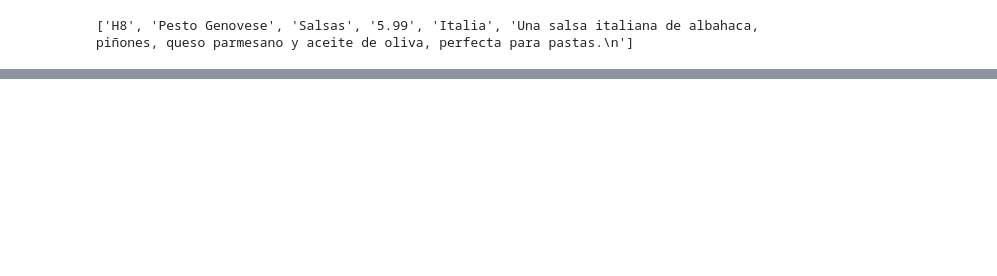
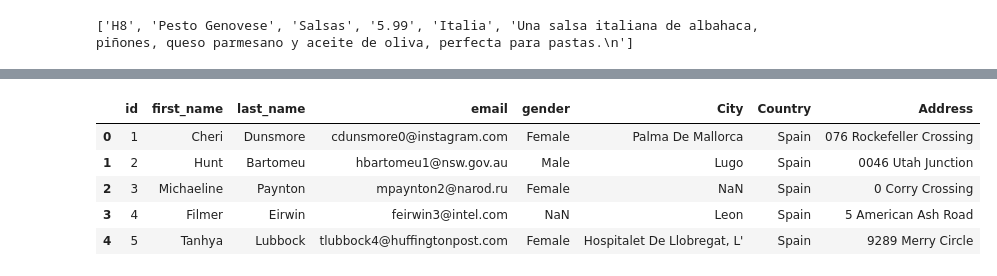
Before and after one commit to patriciamromero/promoG-modulo3-sprint2-pairprogramming-Alejandra-Mar-a-Patricia, a Jupyter notebook: ETL_1.ipynb, the cells around one changed output, grey strips where cells are left out. Drawn from its saved outputs; the diff is of its cells as text; code cells hidden in the pictures; blank space fills up the shorter version.

```diff
--- a/ETL_1.ipynb
+++ b/ETL_1.ipynb
@@ -98,4 +96,6 @@ items = pd.read_csv("files/productos.csv", index_col = 0, error_bad_lines=False,
 # %%
 def apertura_fichero(ruta):
-    csv = pd.read_csv(ruta)
-    return csv.reset_index(inplace = True)
+    csv_apertura= pd.read_csv(ruta, index_col=0)
+    csv_apertura.reset_index(inplace = True)
+    display(csv_apertura.head())
+    return csv_apertura
@@ -102,2 +123,9 @@ def apertura_fichero(ruta):
 # %%
-apertura_fichero("files/clientes.csv")
+customers = apertura_fichero("files/clientes.csv")
+# %% [output]
+|  | id | first_name | last_name | email | gender | City | Country | Address |
+| 0 | 1 | Cheri | Dunsmore | cdunsmore0@instagram.com | Female | Palma De Mallorca | Spain | 076 Rockefeller Crossing |
+| 1 | 2 | Hunt | Bartomeu | hbartomeu1@nsw.gov.au | Male | Lugo | Spain | 0046 Utah Junction |
+| 2 | 3 | Michaeline | Paynton | mpaynton2@narod.ru | Female | NaN | Spain | 0 Corry Crossing |
+| 3 | 4 | Filmer | Eirwin | feirwin3@intel.com | NaN | Leon | Spain | 5 American Ash Road |
+| 4 | 5 | Tanhya | Lubbock | tlubbock4@huffingtonpost.com | Female | Hospitalet De Llobregat, L' | Spain | 9289 Merry Circle |
```
Also changed, not shown: parts of 16 cells of this notebook, 2 other files.
